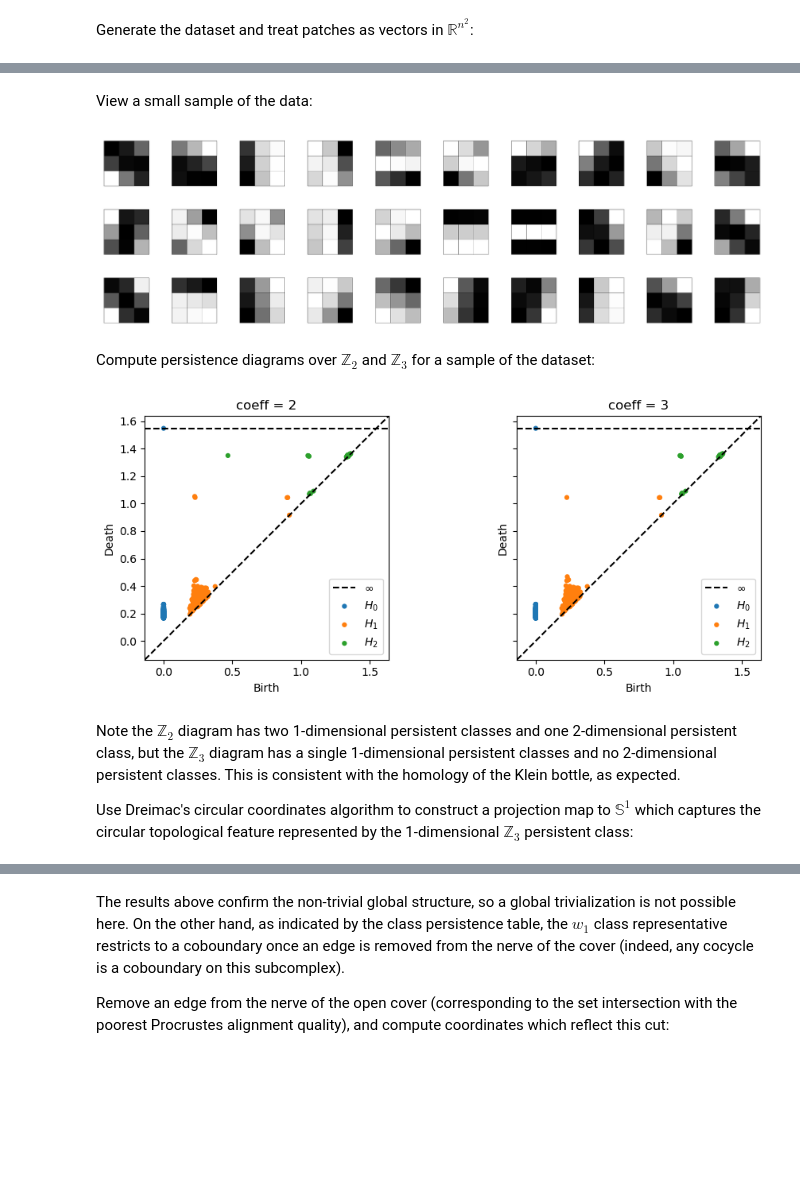
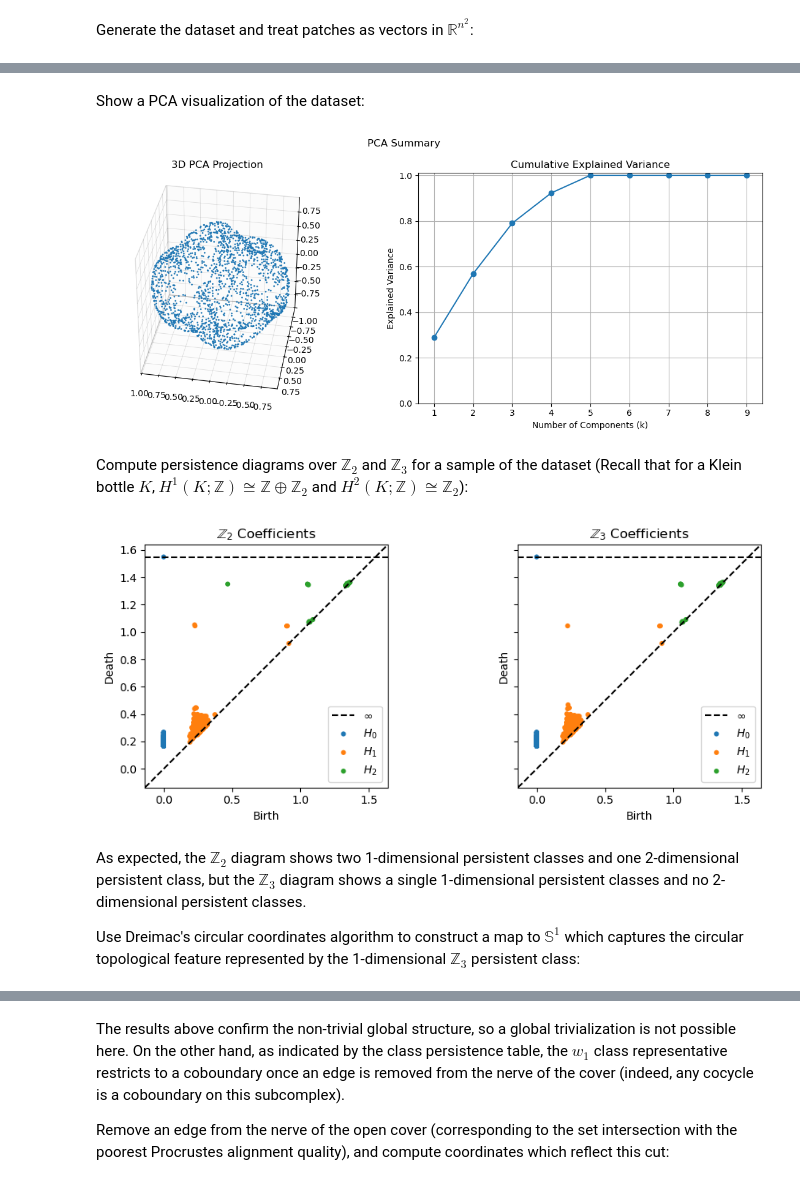
Before and after one commit to bradturow/Circle_Bundles, a Jupyter notebook: notebooks/tutorials/core/03_synthetic_natural_image_patches.ipynb, the cells around one changed output, grey strips where cells are left out. Drawn from its saved outputs; the diff is of its cells as text; code cells hidden in the pictures; blank space fills up the shorter version.

```diff
--- a/notebooks/tutorials/core/03_synthetic_natural_image_patches.ipynb
+++ b/notebooks/tutorials/core/03_synthetic_natural_image_patches.ipynb
@@ -24,34 +40,28 @@ patch_vis = cb.make_patch_visualizer()
 # %% [markdown]
-View a small sample of the data:
+Show a PCA visualization of the dataset:
 # %%
-n_samples = 30
-
-fig = cb.show_data_vis(
-    data,
-    patch_vis,
-    max_samples = n_samples)
-plt.show()
+cb.show_pca(data, size = 0.2, elev = 35, azim = 100)
 # %% [output]
-[figure, old version]
+[figure, new version]
 # %% [markdown]
-Compute persistence diagrams over $\mathbb{Z}_{2}$ and $\mathbb{Z}_{3}$ for a sample of the dataset:
+Compute persistence diagrams over $\mathbb{Z}_{2}$ and $\mathbb{Z}_{3}$ for a sample of the dataset (Recall that for a Klein bottle $K$, $H^{1}(K;\mathbb{Z})\cong \mathbb{Z}\oplus\mathbb{Z}_{2}$ and $H^{2}(K;\mathbb{Z})\cong\mathbb{Z}_{2}$):
 # %%
 dgms_2 = ripser(data, coeff=2, maxdim=2, n_perm=500)["dgms"]
 dgms_3 = ripser(data, coeff=3, maxdim=2, n_perm=500)["dgms"]
 
 fig, axes = plt.subplots(1, 2, figsize=(10, 4), sharex=True, sharey=True)
 
-plot_diagrams(dgms_2, ax=axes[0], title="coeff = 2")
-plot_diagrams(dgms_3, ax=axes[1], title="coeff = 3")
+plot_diagrams(dgms_2, ax=axes[0], title=r"$\mathbb{Z}_{2}$ Coefficients")
+plot_diagrams(dgms_3, ax=axes[1], title=r"$\mathbb{Z}_{3}$ Coefficients")
 
 plt.tight_layout()
 plt.show()
 # %% [output]
-[figure, old version]
+[figure, new version]
 # %% [markdown]
-Note the $\mathbb{Z}_{2}$ diagram has two 1-dimensional persistent classes and one 2-dimensional persistent class, but the $\mathbb{Z}_{3}$ diagram has a single 1-dimensional persistent classes and no 2-dimensional persistent classes. This is consistent with the homology of the Klein bottle, as expected.
+As expected, the $\mathbb{Z}_{2}$ diagram shows two 1-dimensional persistent classes and one 2-dimensional persistent class, but the $\mathbb{Z}_{3}$ diagram shows a single 1-dimensional persistent classes and no 2-dimensional persistent classes.
 
-Use Dreimac's circular coordinates algorithm to construct a projection map to $\mathbb{S}^{1}$ which captures the circular topological feature represented by the 1-dimensional $\mathbb{Z}_{3}$ persistent class:
+Use Dreimac's circular coordinates algorithm to construct a map to $\mathbb{S}^{1}$ which captures the circular topological feature represented by the 1-dimensional $\mathbb{Z}_{3}$ persistent class:
 # %%
 from dreimac import CircularCoords
 
```
Also changed, not shown: parts of 16 cells of this notebook, 20 other files.
